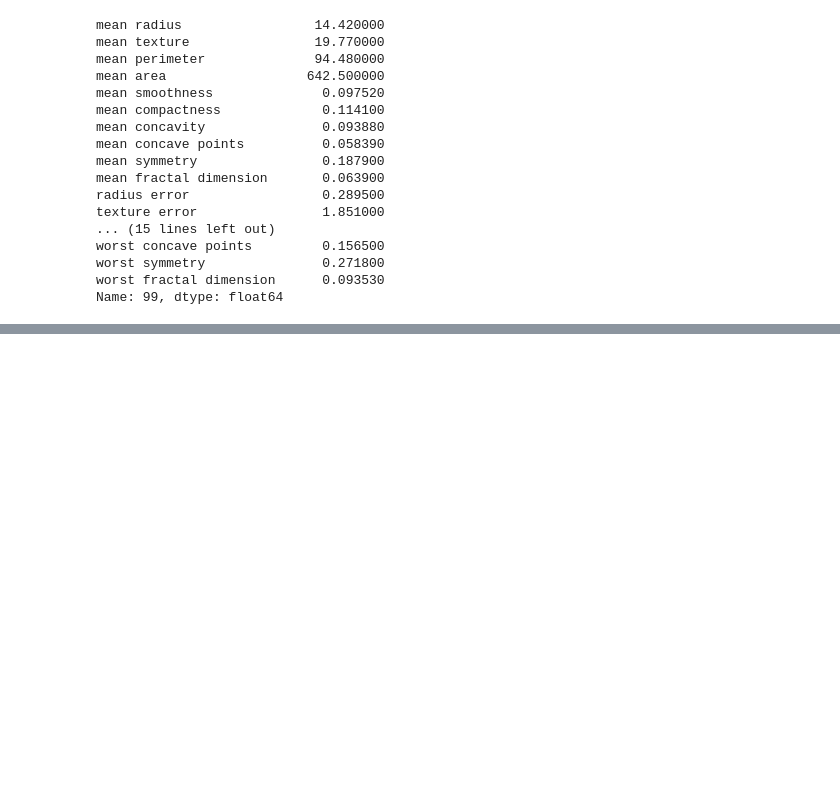
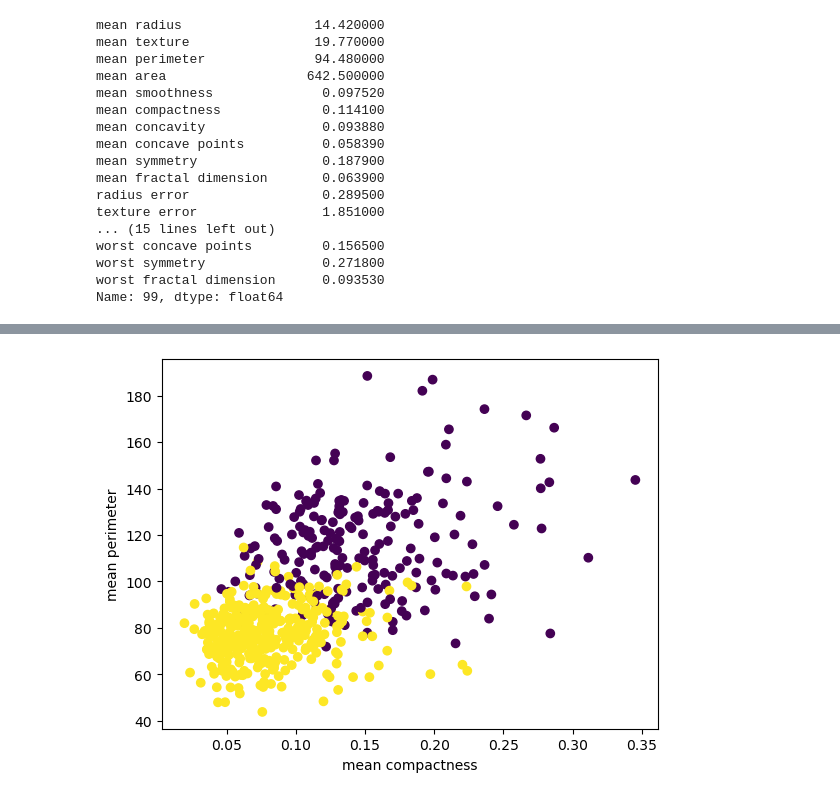
Before and after one commit to rtreddick/AI391L-machine-learning, a Jupyter notebook: hw-00/hw0_programming_base_notebook.ipynb, the cells around one changed output, grey strips where cells are left out. Saved outputs shown, nothing was run; the diff lists cells and outputs as text; code cells hidden in the pictures; blank space fills up the shorter version.

```diff
--- a/hw-00/hw0_programming_base_notebook.ipynb
+++ b/hw-00/hw0_programming_base_notebook.ipynb
@@ -123,0 +175,8 @@ df.shape
+# %%
+# using matplotlib scatter, add labels
+plt.scatter(df['mean compactness'], df['mean perimeter'], c=df['target'])
+plt.xlabel('mean compactness')
+plt.ylabel('mean perimeter')
+plt.show()
+# %% [output]
+[figure, added]
```
Also changed, not shown: parts of 16 cells of this notebook.
